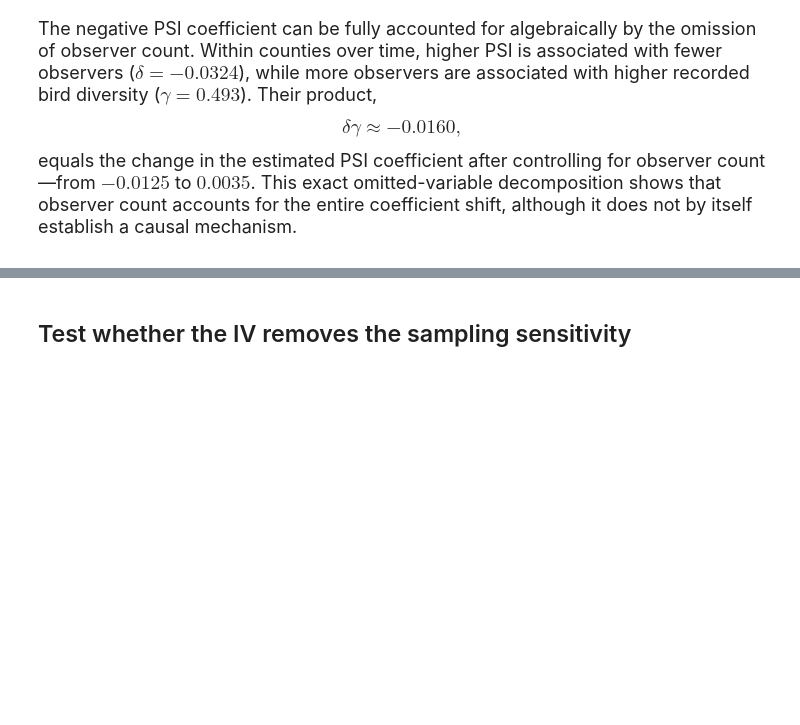
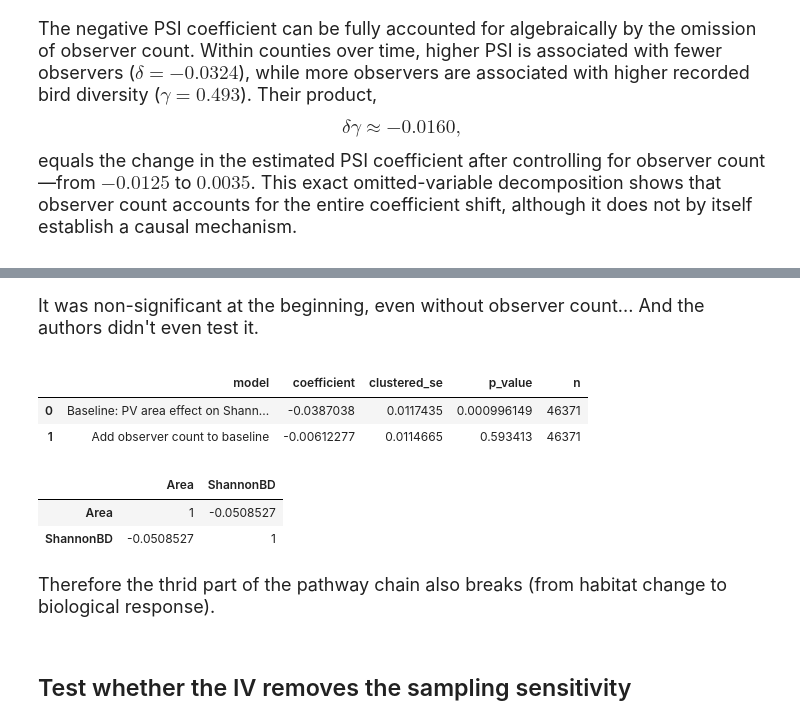
Before and after one commit to chenyangkang/reanalysis-Science-PSI-ShannonBD, a Jupyter notebook: scripts/02_citizen_science_sampling_reanalysis.ipynb, the cells around one changed output, grey strips where cells are left out. Drawn from its saved outputs; the diff is of its cells as text; code cells hidden in the pictures; blank space fills up the shorter version.

```diff
--- a/scripts/02_citizen_science_sampling_reanalysis.ipynb
+++ b/scripts/02_citizen_science_sampling_reanalysis.ipynb
@@ -548,3 +608,33 @@ flowchart LR
+# %% [markdown]
+<font size="4">
+
+It was non-significant at the beginning, even without observer count... And the authors didn't even test it.
+
+<font size="4">
+# %%
+released = fit_fe(df, "ShannonBD", ["Area", *controls], focal="Area")
+add_observers = fit_fe(df, "ShannonBD", ["Area", *controls, "log_BN_w"], focal="Area")
+
+display(pd.DataFrame([
+    result_row("Baseline: PV area effect on ShannonBD", released, term="Area"),
+    result_row("Add observer count to baseline", add_observers, term="Area"),
+]))
+# %% [output]
+|  | model | coefficient | clustered_se | p_value | n |
+| 0 | Baseline: PV area effect on Shann... | -0.0387038 | 0.0117435 | 0.000996149 | 46371 |
+| 1 | Add observer count to baseline | -0.00612277 | 0.0114665 | 0.593413 | 46371 |
+# %%
+df[['Area', 'ShannonBD']].corr()
+# %% [output]
+|  | Area | ShannonBD |
+| Area | 1 | -0.0508527 |
+| ShannonBD | -0.0508527 | 1 |
+# %% [markdown]
+<font size="4">
+
+Therefore the thrid part of the pathway chain also breaks (from habitat change to biological response).
+
+</font>
 # %% [markdown]
 ## Test whether the IV removes the sampling sensitivity
 # %%
```
Also changed, not shown: parts of 10 cells of this notebook, 3 other files.
